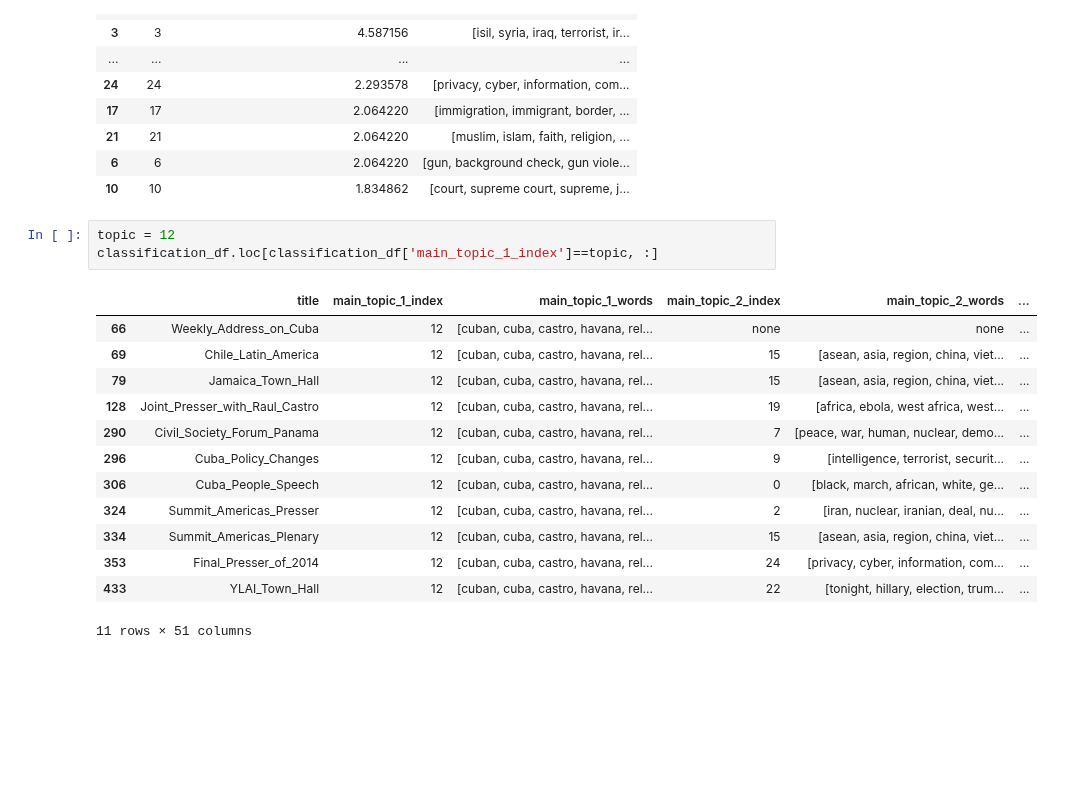
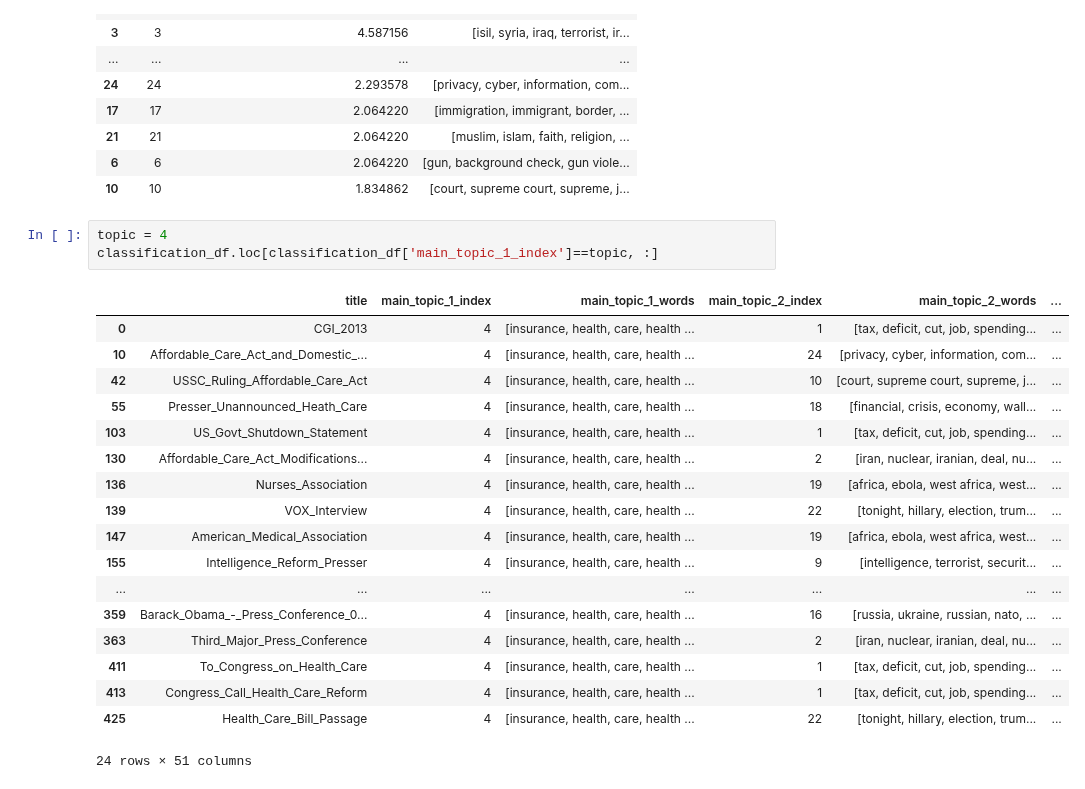
Before and after one commit to jfsalcedo10/mda-kuwait, a Jupyter notebook: notebooks/Topic_Classification_NMF.ipynb, the cells around one changed output. Saved outputs shown, nothing was run; the diff lists cells and outputs as text; blank space fills up the shorter version.

```diff
--- a/notebooks/Topic_Classification_NMF.ipynb
+++ b/notebooks/Topic_Classification_NMF.ipynb
@@ -321,20 +325,25 @@ expected percentage per topic: 4.0%
 | 6 | 6 | 2.064220 | [gun, background check, gun viole... |
 | 10 | 10 | 1.834862 | [court, supreme court, supreme, j... |
 # %%
-topic = 12
+topic = 4
 classification_df.loc[classification_df['main_topic_1_index']==topic, :]
 # %% [output]
 |  | title | main_topic_1_index | main_topic_1_words | main_topic_2_index | main_topic_2_words | ... |
-| 66 | Weekly_Address_on_Cuba | 12 | [cuban, cuba, castro, havana, rel... | none | none | ... |
-| 69 | Chile_Latin_America | 12 | [cuban, cuba, castro, havana, rel... | 15 | [asean, asia, region, china, viet... | ... |
-| 79 | Jamaica_Town_Hall | 12 | [cuban, cuba, castro, havana, rel... | 15 | [asean, asia, region, china, viet... | ... |
-| 128 | Joint_Presser_with_Raul_Castro | 12 | [cuban, cuba, castro, havana, rel... | 19 | [africa, ebola, west africa, west... | ... |
-| 290 | Civil_Society_Forum_Panama | 12 | [cuban, cuba, castro, havana, rel... | 7 | [peace, war, human, nuclear, demo... | ... |
-| 296 | Cuba_Policy_Changes | 12 | [cuban, cuba, castro, havana, rel... | 9 | [intelligence, terrorist, securit... | ... |
-| 306 | Cuba_People_Speech | 12 | [cuban, cuba, castro, havana, rel... | 0 | [black, march, african, white, ge... | ... |
-| 324 | Summit_Americas_Presser | 12 | [cuban, cuba, castro, havana, rel... | 2 | [iran, nuclear, iranian, deal, nu... | ... |
-| 334 | Summit_Americas_Plenary | 12 | [cuban, cuba, castro, havana, rel... | 15 | [asean, asia, region, china, viet... | ... |
-| 353 | Final_Presser_of_2014 | 12 | [cuban, cuba, castro, havana, rel... | 24 | [privacy, cyber, information, com... | ... |
-| 433 | YLAI_Town_Hall | 12 | [cuban, cuba, castro, havana, rel... | 22 | [tonight, hillary, election, trum... | ... |
+| 0 | CGI_2013 | 4 | [insurance, health, care, health ... | 1 | [tax, deficit, cut, job, spending... | ... |
+| 10 | Affordable_Care_Act_and_Domestic_... | 4 | [insurance, health, care, health ... | 24 | [privacy, cyber, information, com... | ... |
+| 42 | USSC_Ruling_Affordable_Care_Act | 4 | [insurance, health, care, health ... | 10 | [court, supreme court, supreme, j... | ... |
+| 55 | Presser_Unannounced_Heath_Care | 4 | [insurance, health, care, health ... | 18 | [financial, crisis, economy, wall... | ... |
+| 103 | US_Govt_Shutdown_Statement | 4 | [insurance, health, care, health ... | 1 | [tax, deficit, cut, job, spending... | ... |
+| 130 | Affordable_Care_Act_Modifications... | 4 | [insurance, health, care, health ... | 2 | [iran, nuclear, iranian, deal, nu... | ... |
+| 136 | Nurses_Association | 4 | [insurance, health, care, health ... | 19 | [africa, ebola, west africa, west... | ... |
+| 139 | VOX_Interview | 4 | [insurance, health, care, health ... | 22 | [tonight, hillary, election, trum... | ... |
+| 147 | American_Medical_Association | 4 | [insurance, health, care, health ... | 19 | [africa, ebola, west africa, west... | ... |
+| 155 | Intelligence_Reform_Presser | 4 | [insurance, health, care, health ... | 9 | [intelligence, terrorist, securit... | ... |
+| ... | ... | ... | ... | ... | ... | ... |
+| 359 | Barack_Obama_-_Press_Conference_0... | 4 | [insurance, health, care, health ... | 16 | [russia, ukraine, russian, nato, ... | ... |
+| 363 | Third_Major_Press_Conference | 4 | [insurance, health, care, health ... | 2 | [iran, nuclear, iranian, deal, nu... | ... |
+| 411 | To_Congress_on_Health_Care | 4 | [insurance, health, care, health ... | 1 | [tax, deficit, cut, job, spending... | ... |
+| 413 | Congress_Call_Health_Care_Reform | 4 | [insurance, health, care, health ... | 1 | [tax, deficit, cut, job, spending... | ... |
+| 425 | Health_Care_Bill_Passage | 4 | [insurance, health, care, health ... | 22 | [tonight, hillary, election, trum... | ... |
-11 rows × 51 columns
+24 rows × 51 columns
 # %%
```
Also changed, not shown: parts of 6 cells of this notebook.
